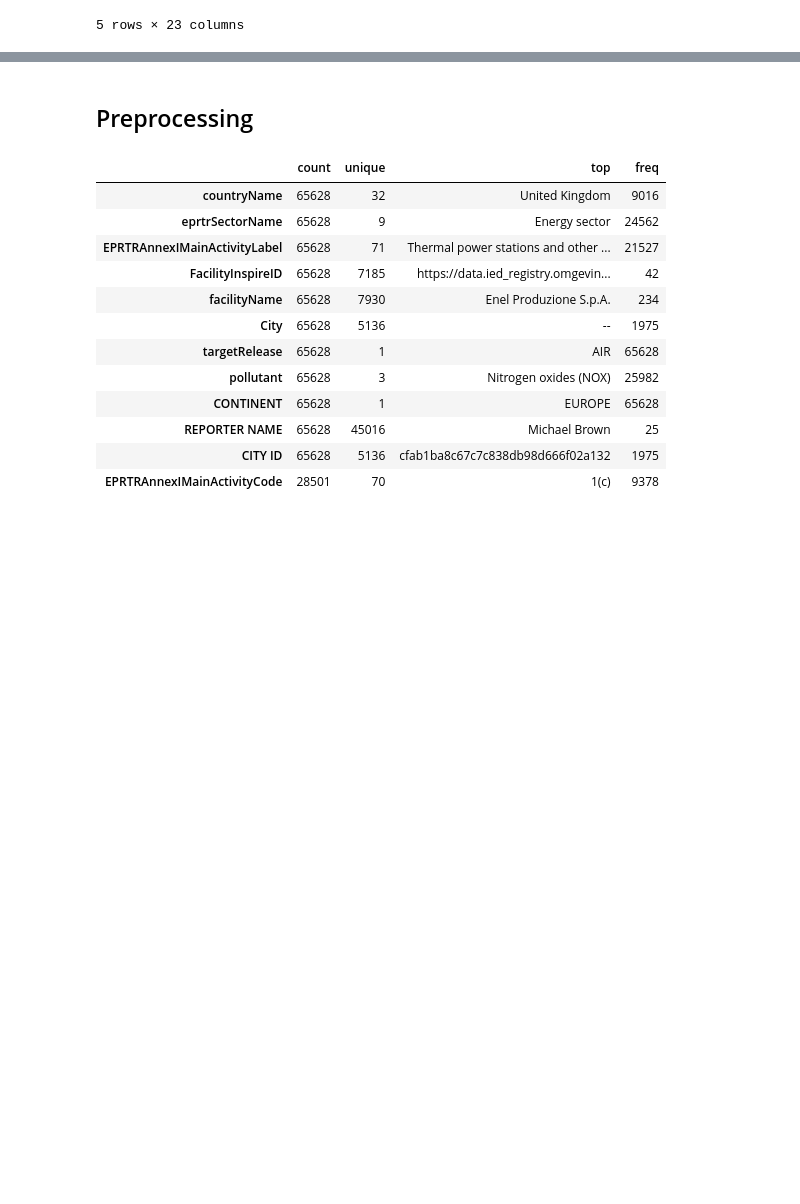
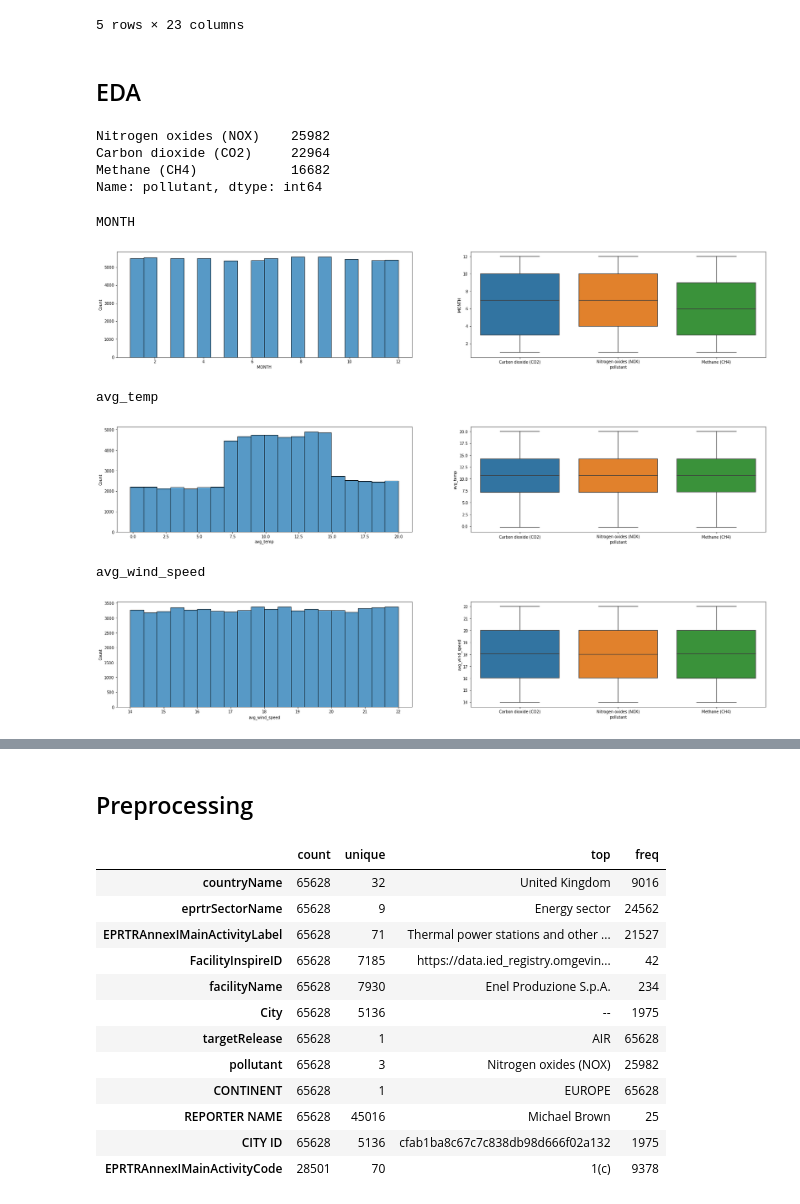
Before and after one commit to AlfredoMarino/schneider-electric-challenge, a Jupyter notebook: preprocessing.ipynb, the cells around one changed output, grey strips where cells are left out. Saved outputs shown, nothing was run; the diff lists cells and outputs as text; code cells hidden in the pictures; blank space fills up the shorter version.

```diff
--- a/preprocessing.ipynb
+++ b/preprocessing.ipynb
@@ -47,7 +50,7 @@ class ApiDataConsumer:
         self.urls = urls
         self.dtypes = dtypes
 
-    def get_api_df(self, verbose: bool = True):
+    def get_api_df(self, verbose: bool = True) -> pd.DataFrame:
         if verbose:
             print("Getting data from API")
         api_df = None
@@ -127,5 +130,5 @@ Wall time: 6.49 s
 # %%
-raw_df = pd.concat([train1_df, train2_df, api_df], axis=0)
+raw_df = pd.concat([train1_df, train2_df, api_df], axis=0, ignore_index=True)
 print('* raw_df shape:', raw_df.shape)
 raw_df.head()
 # %% [output]
@@ -137,3 +140,27 @@ raw_df.head()
 | 3 | Czechia | Energy sector | Thermal power stations and other ... | CZ.MZP.U422/CZ34736841.FACILITY | Elektrárny Prunéřov | Kadaň | ... |
 | 4 | Finland | Waste and wastewater management | Urban waste-water treatment plants | http://paikkatiedot.fi/so/1002031... | TAMPEREEN VESI LIIKELAITOS, VIINI... | Tampere | ... |
 5 rows × 23 columns
+# %% [markdown]
+## EDA
+# %%
+raw_df[TARGET].value_counts()
+# %% [output]
+Nitrogen oxides (NOX)    25982
+Carbon dioxide (CO2)     22964
+Methane (CH4)            16682
+Name: pollutant, dtype: int64
+# %%
+numeric_columns = ["MONTH", "avg_temp", "avg_wind_speed"]
+for col in numeric_columns:
+    print(col)
+    f, (ax_hist, ax_box) = plt.subplots(1, 2, figsize=(30, 5))
+    sns.histplot(data=raw_df, x=col, ax=ax_hist, bins=20)
+    sns.boxplot(data=raw_df, x=TARGET, y=col)
+    plt.show()
+# %% [output]
+MONTH
+[figure, added]
+avg_temp
+[figure, added]
+avg_wind_speed
+[figure, added]
```
Also changed, not shown: parts of 5 cells of this notebook.
